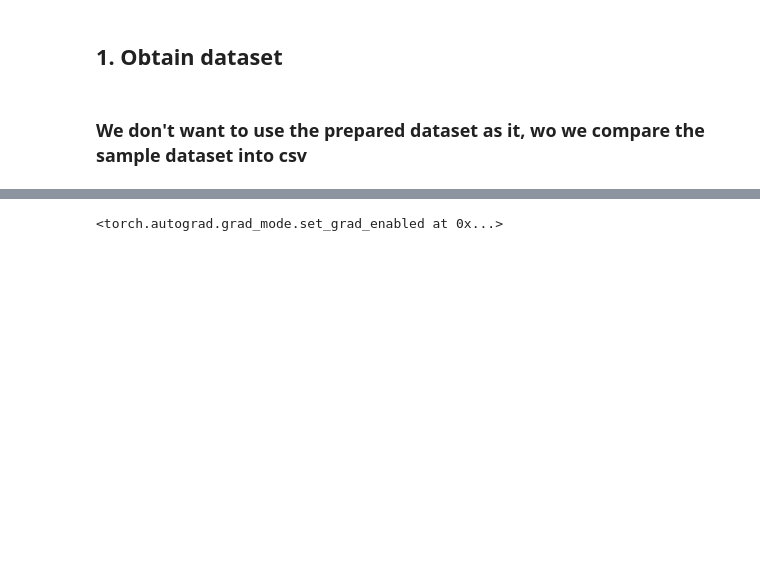
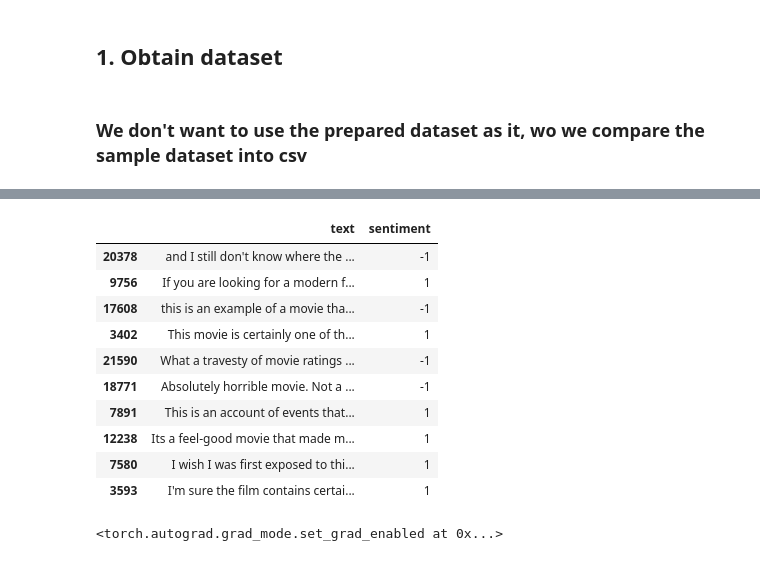
Before and after one commit to apac-ml-tfc/nlp-bert, a Jupyter notebook: classification/2020-05-gym-bert-janossch.ipynb, the cells around one changed output, grey strips where cells are left out. Drawn from its saved outputs; the diff is of its cells as text; code cells hidden in the pictures; blank space fills up the shorter version.

Commit message:
added first training set

```diff
--- a/classification/2020-05-gym-bert-janossch.ipynb
+++ b/classification/2020-05-gym-bert-janossch.ipynb
@@ -61,6 +61,7 @@ train_df = pd.read_csv("data/train.csv")
 test_df = pd.read_csv("data/test.csv")
 mapping = {'neg': -1, 'pos': 1}
 train_df = train_df.replace({'sentiment': mapping})
+test_df = test_df.replace({'sentiment': mapping})
 # %%
 train_df.sample(10)
 # %% [output]
@@ -77,0 +79,14 @@ train_df.sample(10)
+# %%
+test_df.sample(10)
+# %% [output]
+|  | text | sentiment |
+| 20378 | and I still don't know where the ... | -1 |
+| 9756 | If you are looking for a modern f... | 1 |
+| 17608 | this is an example of a movie tha... | -1 |
+| 3402 | This movie is certainly one of th... | 1 |
+| 21590 | What a travesty of movie ratings ... | -1 |
+| 18771 | Absolutely horrible movie. Not a ... | -1 |
+| 7891 | This is an account of events that... | 1 |
+| 12238 | Its a feel-good movie that made m... | 1 |
+| 7580 | I wish I was first exposed to thi... | 1 |
+| 3593 | I'm sure the film contains certai... | 1 |
```
Also changed, not shown: parts of 18 cells of this notebook, 1 other file.
